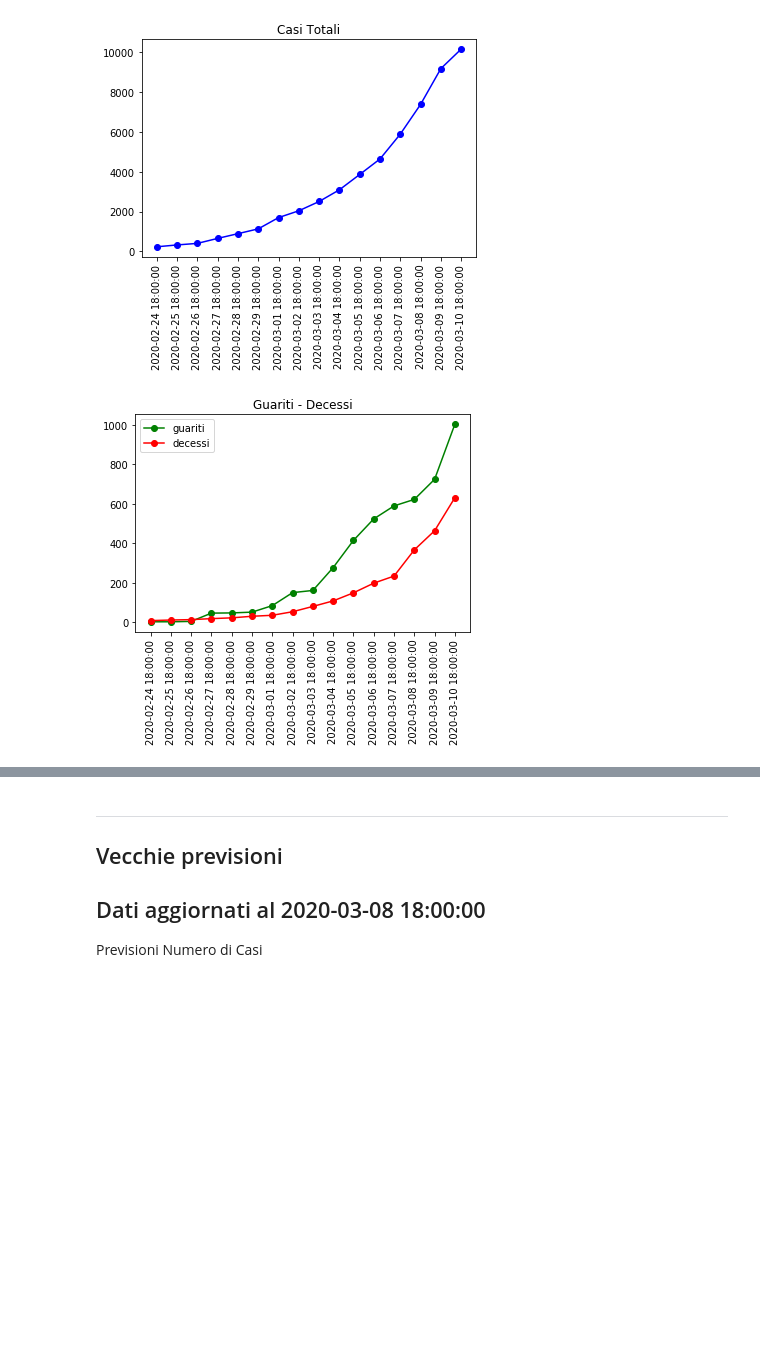
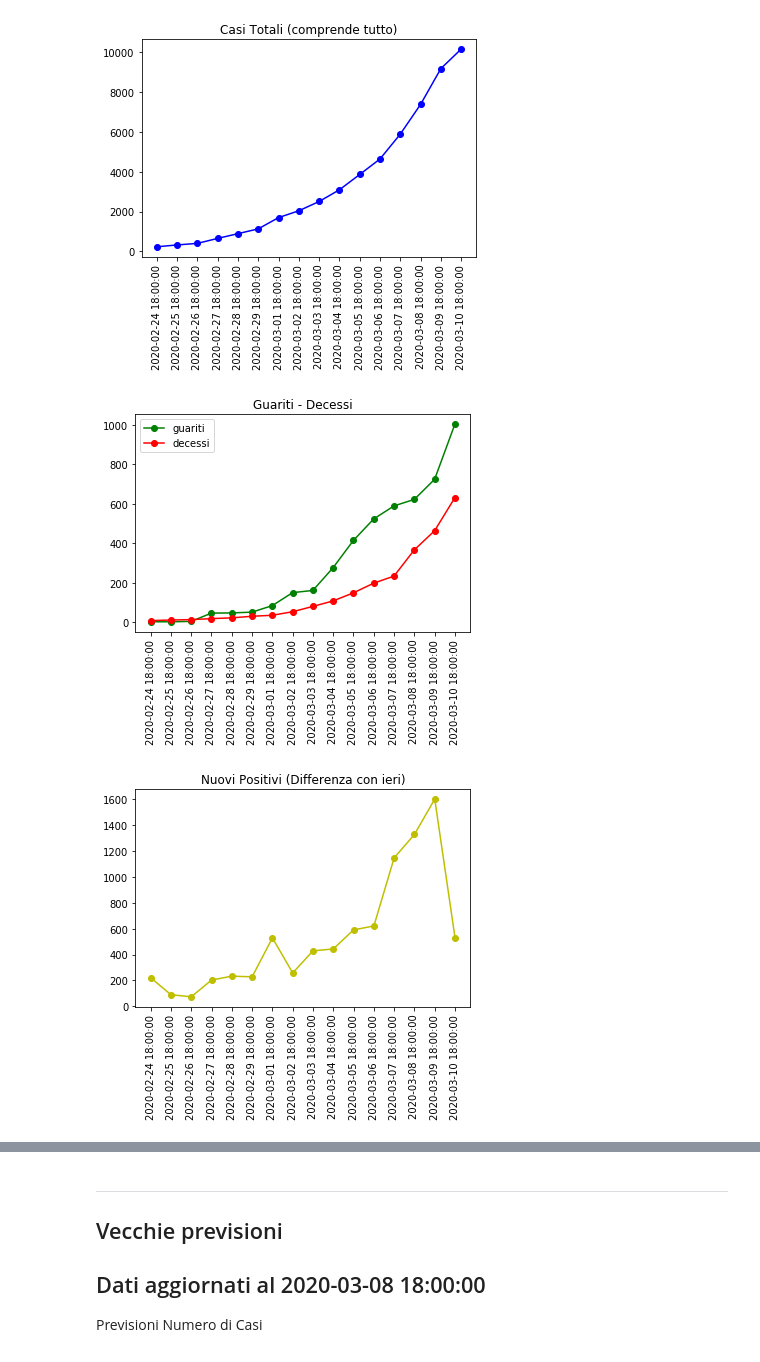
Before and after one commit to PabloExperimental/COVID19-Italy-Analysis, a Jupyter notebook: coronavirus.ipynb, the cells around one changed output, grey strips where cells are left out. Cells and saved outputs as stored; diff of their text form; code cells hidden in the pictures; blank space fills up the shorter version.

```diff
--- a/coronavirus.ipynb
+++ b/coronavirus.ipynb
@@ -19,12 +19,15 @@ tot_casi_col = df_ita_covid["totale_casi"].tolist()
 tot_healed_col = df_ita_covid["dimessi_guariti"].tolist()
 tot_deaths_col = df_ita_covid["deceduti"].tolist()
 dates_col = df_ita_covid["data"].tolist()
+new_cases_col = df_ita_covid["nuovi_attualmente_positivi"].tolist()
+tot_now_positive_col = df_ita_covid["totale_attualmente_positivi"].tolist()
+tot_tamponi_col = df_ita_covid["tamponi"].tolist()
 
 last_date = dates_col[len(dates_col)-1]
 
 # Plotting time series total cases
 plt.plot_date(dates_col, tot_casi_col, 'ob-', xdate=True, )
-plt.title("Casi Totali")
+plt.title("Casi Totali (comprende tutto)")
 plt.xticks(rotation=90)
 plt.show()
 plt.close()
@@ -34,6 +37,23 @@ plt.plot_date(dates_col, tot_healed_col, 'og-', xdate=True)
 plt.plot_date(dates_col, tot_deaths_col, 'or-', xdate=True)
 plt.title("Guariti - Decessi")
 plt.legend(["guariti", "decessi"])
+plt.xticks(rotation=90)
+plt.show()
+plt.close()
+
+
+#Plotting time series new positives
+plt.plot_date(dates_col, new_cases_col, 'oy-', xdate=True)
+plt.title("Nuovi Positivi (Differenza con ieri)")
+plt.xticks(rotation=90)
+plt.show()
+plt.close()
+
+# Plotting tamponi - Actual positives
+plt.plot_date(dates_col, tot_tamponi_col, 'oc-', xdate=True)
+plt.plot_date(dates_col, tot_now_positive_col, 'om-', xdate=True)
+plt.title("Tamponi - Totale Positivi")
+plt.legend(["tamponi", "positivi"])
 plt.xticks(rotation=90)
 plt.show()
 plt.close()
@@ -111,32 +131,33 @@ def run_linear_svr(col_selected, last_date, title, look_back=1):
   # adding at end the last prediction.
   # to create the next 2nd prediction (the day after tomorrow)
 
   sec_day_after = [last_x[i] for i in range(1, len(last_x))]
   sec_day_after.append(round_prediction)
 
   sec_day_after_arr = np.array(sec_day_after).reshape(1, look_back)
   prediction_sec = svr.predict(sec_day_after_arr)
   round_prediction_sec = int(prediction_sec)
 
   print("Previsione per dopodomani:", round_prediction_sec)
 
   thr_day_after = [sec_day_after[i] for i in range(1, len(sec_day_after))]
   thr_day_after.append(round_prediction_sec)
 
   thr_day_after_arr = np.array(thr_day_after).reshape(1, look_back)
   prediction_thr = svr.predict(thr_day_after_arr)
   round_prediction_thr = int(prediction_thr)
 
   print("Previsione fra 3 giorni:", round_prediction_thr)
   print("---")
 
 print("Siate responsabili e osservate le normative del governo italiano.")
 print("Le previsioni considerano l'andamento del virus negli ultimi 7 giorni.")
 print("Le previsioni sono soggette ad oscillazioni.")
 
 run_linear_svr(tot_casi_col, last_date, "Previsioni Numero di Casi", look_back=7)
 run_linear_svr(tot_healed_col, last_date, "Previsioni Guariti", look_back=7)
 run_linear_svr(tot_deaths_col, last_date, "Previsioni Decessi", look_back=7)
 # %% [output]
-[figure, old version]
+[figure, new version]
 [figure]
+[figure, added]
```
Also changed, not shown: parts of 1 cell of this notebook.
